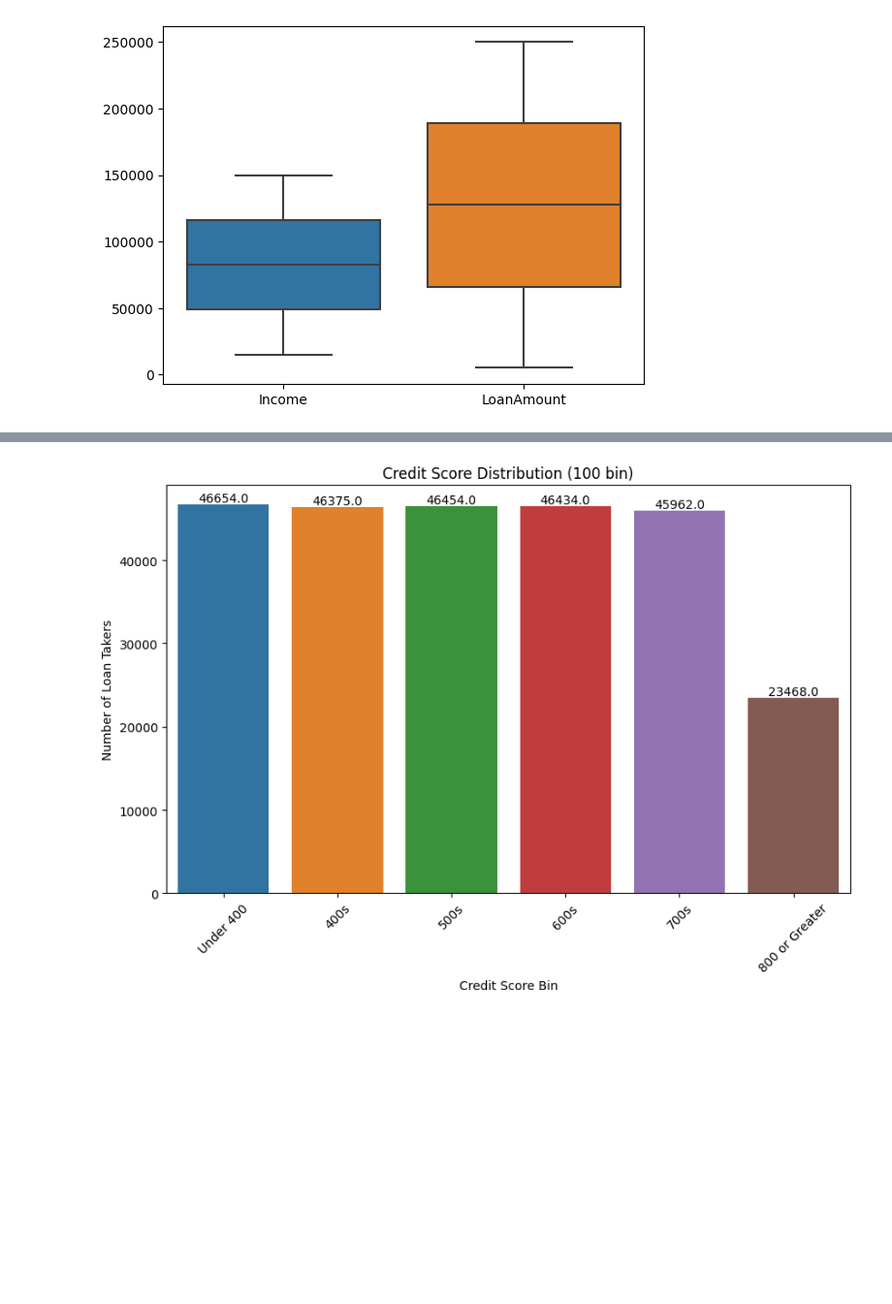
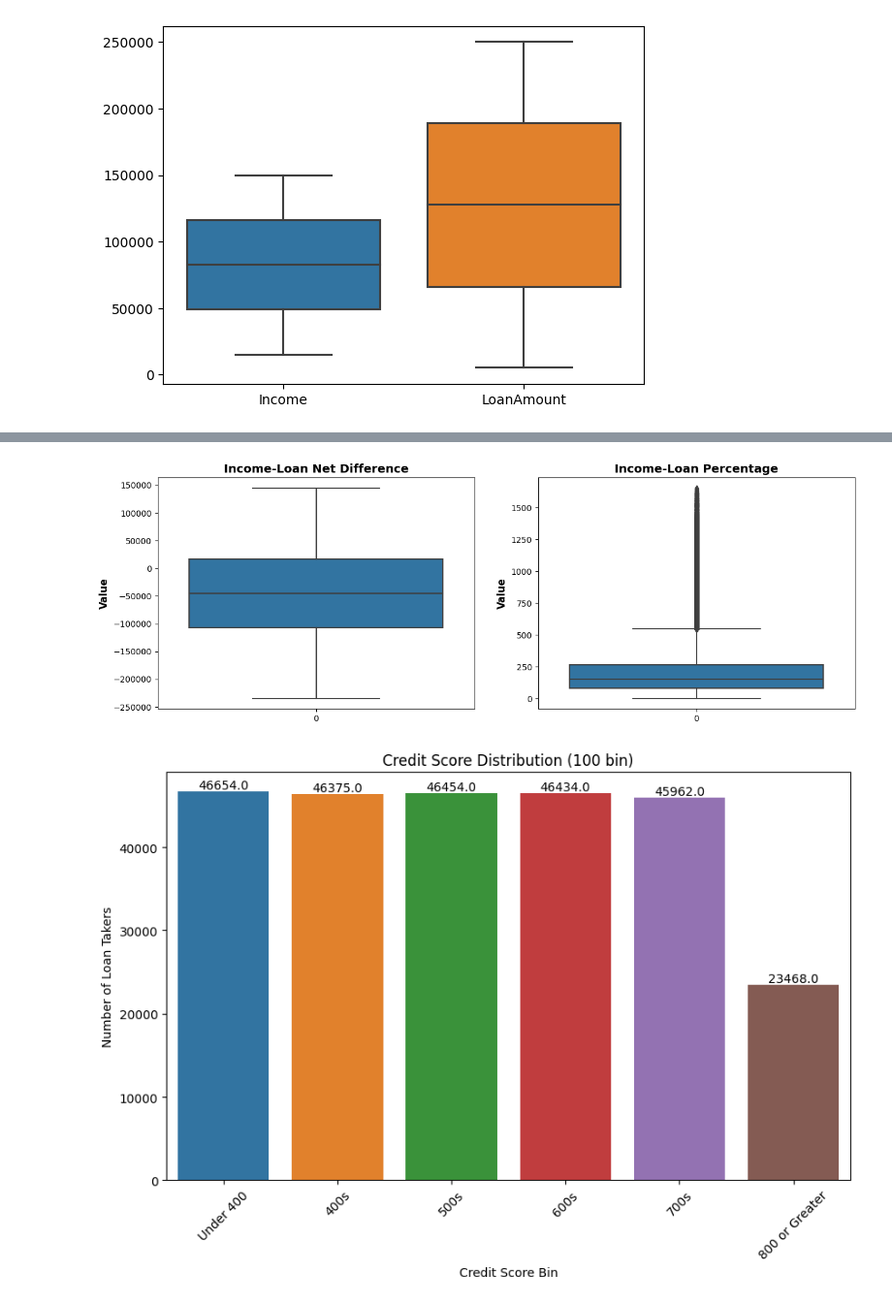
Before and after one commit to the-ethical-ai/Loan_default, a Jupyter notebook: loan_default_notebook.ipynb, the cells around one changed output, grey strips where cells are left out. Shown at 97% size. Drawn from its saved outputs; the diff is of its cells as text; code cells hidden in the pictures; blank space fills up the shorter version.

Commit message:
added plots and calculations for income-loan differences

```diff
--- a/loan_default_notebook.ipynb
+++ b/loan_default_notebook.ipynb
@@ -135,0 +142,17 @@ sns.boxplot(df[['Income', 'LoanAmount']])
+# %%
+# Calculating net difference between income and loan amount AND
+# Calculating the percentage of income that the loan represents
+incLoanNetDiff = []
+incLoanPerDiff = []
+for i in range(df.shape[0]):
+    incLoanNetDiff.append(df.Income[i] - df.LoanAmount[i])
+    incLoanPerDiff.append((df.LoanAmount[i] / df.Income[i])*100)
+
+'''
+Note: The incLoanPerDiff (income loan percentage difference) is in terms of percent, meaning
+that a value of 246.7 means that the loan is 246.7% of the loan takers income.
+
+The incLoanNetDiff is measuring the raw difference between a person's income and the loan
+value. If the list value is positive, the person took a loan that is smaller than their
+income and if the value is negative, the loan is larger than the income.
+'''
@@ -135,0 +161,4 @@ sns.boxplot(df[['Income', 'LoanAmount']])
+# %%
+# adding the new lists to the table
+df['IncLoanNetDiff'] = incLoanNetDiff
+df['IncLoanPerDiff'] = incLoanPerDiff
@@ -136,3 +177,17 @@ sns.boxplot(df[['Income', 'LoanAmount']])
+# %%
+# Boxplots for income-loan comparison values
+fig, axes = plt.subplots(nrows=1, ncols=2, figsize=(15, 5))
+chart1 = sns.boxplot(df['IncLoanNetDiff'], ax = axes[0])
+axes[0].set_title('Income-Loan Net Difference', fontsize = 14, fontweight = 'bold')
+axes[0].set_ylabel('Value', fontsize = 12, fontweight = 'bold')
+axes[0].set_facecolor('white')
+
+chart2 = sns.boxplot(df['IncLoanPerDiff'], ax = axes[1])
+axes[1].set_title('Income-Loan Percentage', fontsize = 14, fontweight = 'bold')
+axes[1].set_ylabel('Value', fontsize = 12, fontweight = 'bold')
+axes[1].set_facecolor('white')
+# %% [output]
+[figure, added]
 # %%
 # Bucket bar chart for credit scores
 
```
Also changed, not shown: parts of 4 cells of this notebook.
